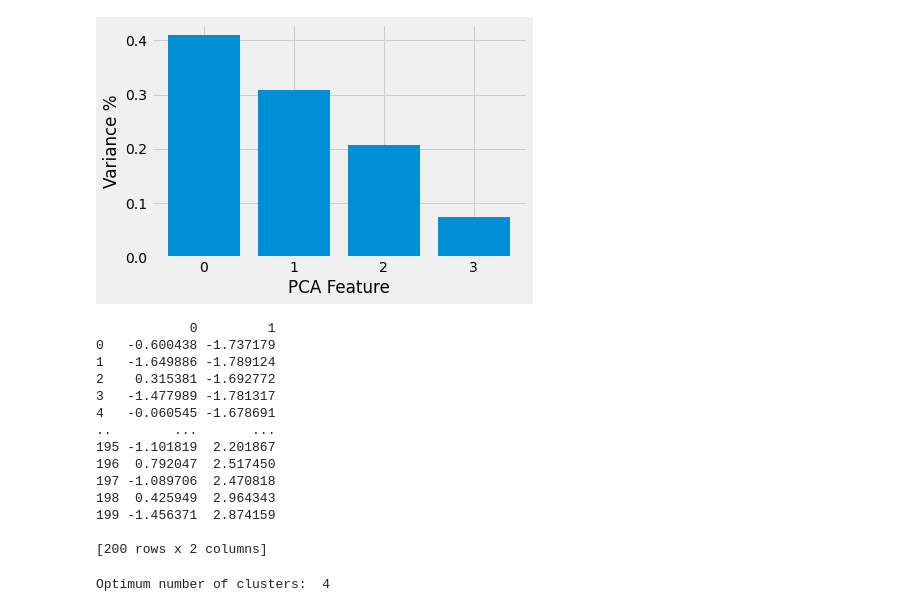
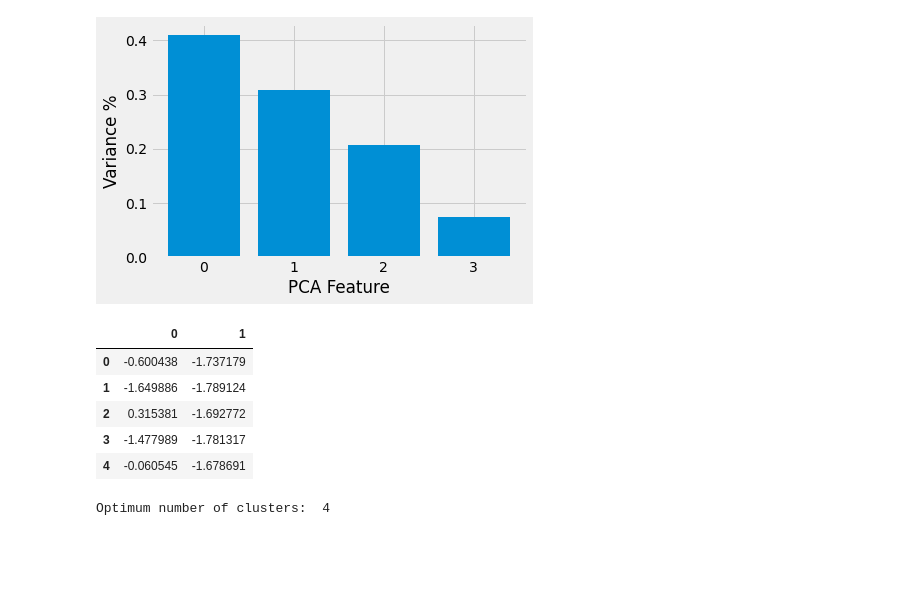
Before and after one commit to pkhan123/Customer_Segmentation, a Jupyter notebook: Customer_Segmentation_Analysis.ipynb, the cells around one changed output. Saved outputs shown, nothing was run; the diff lists cells and outputs as text; code cells hidden in the pictures; blank space fills up the shorter version.

```diff
--- a/Customer_Segmentation_Analysis.ipynb
+++ b/Customer_Segmentation_Analysis.ipynb
@@ -528,25 +525,18 @@ PCA_components = pd.DataFrame(principalComponents)
 [0.4095285  0.3081674  0.20723465 0.07506945]
 [figure]
 # %%
-# first 3 PCA features explain > 80% of the data variance
-# so we will build model with first 3 princiapl components
+# first 2 PCA features explain > 70% of the data variance
+# so we will build model with first 2 princiapl components
 selected_PCA_components = PCA_components.iloc[:,:2]
-print(selected_PCA_components)
-# %% [output]
-            0         1
-0   -0.600438 -1.737179
-1   -1.649886 -1.789124
-2    0.315381 -1.692772
-3   -1.477989 -1.781317
-4   -0.060545 -1.678691
-..        ...       ...
-195 -1.101819  2.201867
-196  0.792047  2.517450
-197 -1.089706  2.470818
-198  0.425949  2.964343
-199 -1.456371  2.874159
-
-[200 rows x 2 columns]
+# %%
+selected_PCA_components.head()
+# %% [output]
+|  | 0 | 1 |
+| 0 | -0.600438 | -1.737179 |
+| 1 | -1.649886 | -1.789124 |
+| 2 | 0.315381 | -1.692772 |
+| 3 | -1.477989 | -1.781317 |
+| 4 | -0.060545 | -1.678691 |
 # %%
 inertia = []
 for n in range(1 , 11):
```
Also changed, not shown: parts of 11 cells of this notebook, 3 other files.
